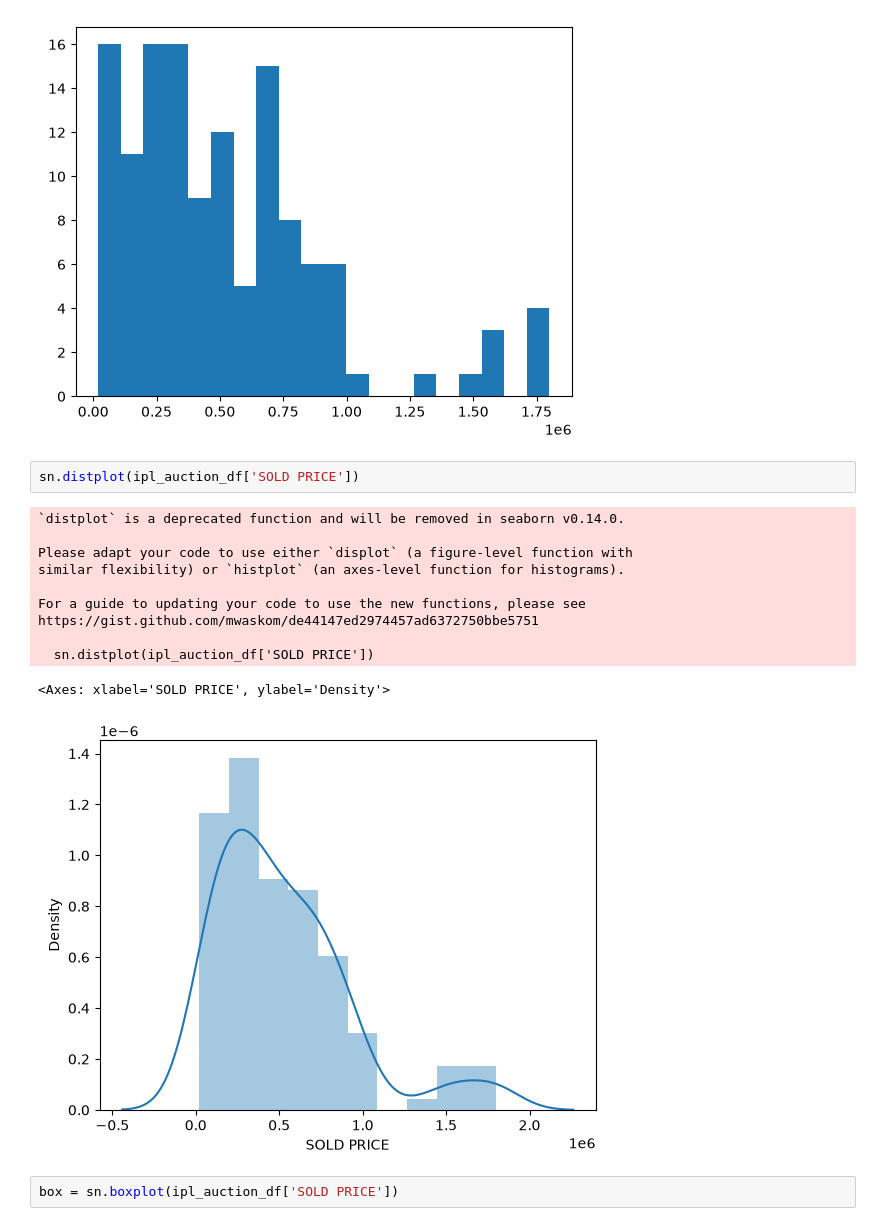
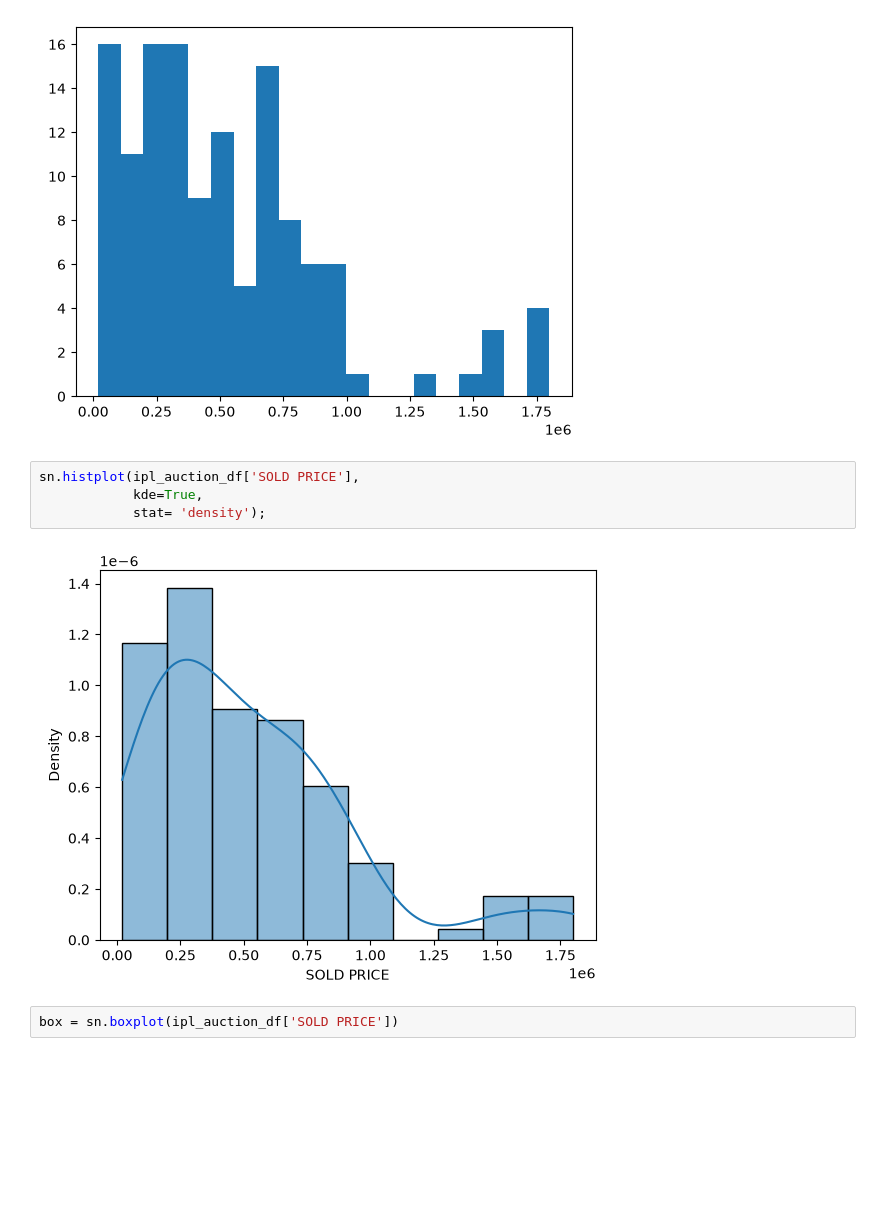
Before and after one commit to atultiwari01/ML_Learning, a Jupyter notebook: learning_DataFrames.ipynb, the cells around one changed output. Cells and saved outputs as stored; diff of their text form; blank space fills up the shorter version.

```diff
--- a/learning_DataFrames.ipynb
+++ b/learning_DataFrames.ipynb
@@ -381,19 +379,11 @@ plt.hist(ipl_auction_df['SOLD PRICE'], bins=20)
  <BarContainer object of 20 artists>)
 [figure]
 # %%
-sn.distplot(ipl_auction_df['SOLD PRICE'])
+sn.histplot(ipl_auction_df['SOLD PRICE'],
+            kde=True,
+            stat= 'density');
 # %% [output]
-`distplot` is a deprecated function and will be removed in seaborn v0.14.0.
-
-Please adapt your code to use either `displot` (a figure-level function with
-similar flexibility) or `histplot` (an axes-level function for histograms).
-
-For a guide to updating your code to use the new functions, please see
-https://gist.github.com/mwaskom/de44147ed2974457ad6372750bbe5751
-
-  sn.distplot(ipl_auction_df['SOLD PRICE'])
-<Axes: xlabel='SOLD PRICE', ylabel='Density'>
-[figure, old version]
+[figure, new version]
 # %%
 box = sn.boxplot(ipl_auction_df['SOLD PRICE'])
 # %% [output]
```
Also changed, not shown: parts of 16 cells of this notebook.
